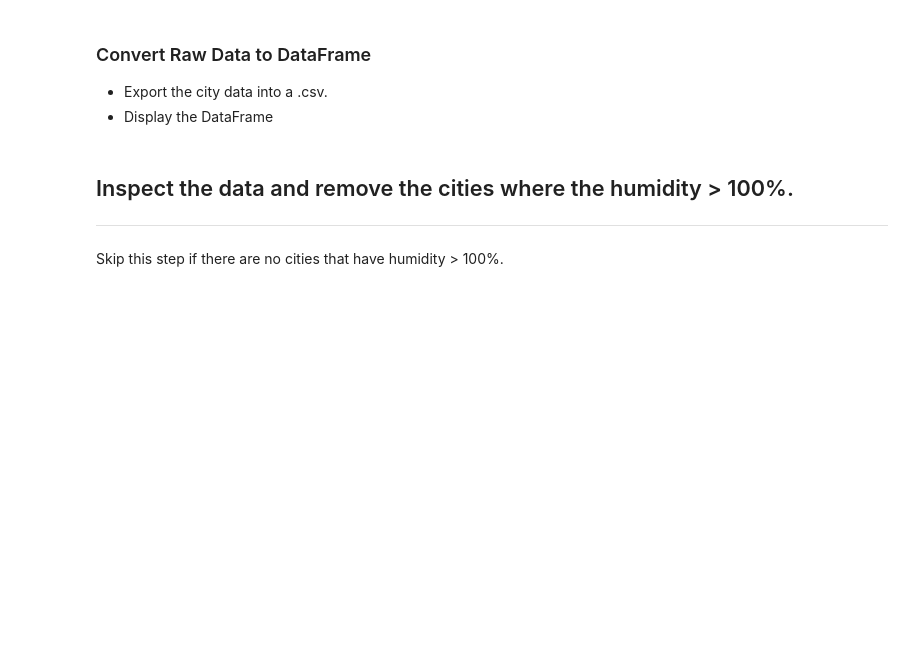
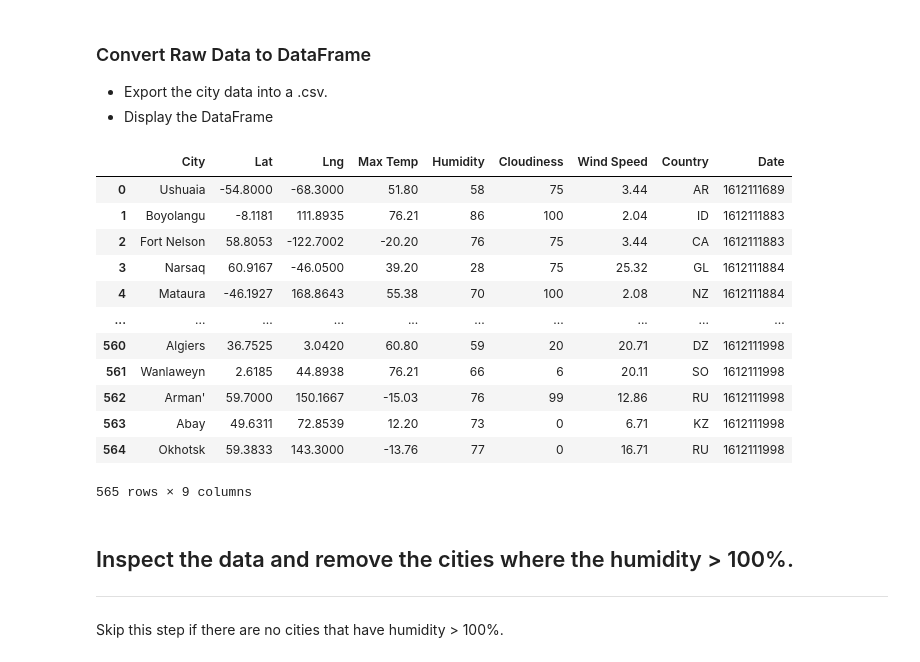
Before and after one commit to MorganTighe/APIsChallenge, a Jupyter notebook: Instructions/starter_code/WeatherPy.ipynb, the cells around one changed output. Cells and saved outputs as stored; diff of their text form; code cells hidden in the pictures; blank space fills up the shorter version.

```diff
--- a/Instructions/starter_code/WeatherPy.ipynb
+++ b/Instructions/starter_code/WeatherPy.ipynb
@@ -54,6 +61,6 @@ len(cities)
 # %%
 #Let's find the city nearest by!
-for lats_longs in latitude_longitude:
+for lats_longs in lat_lon:
     city = citipi.nearest_city(latitude_longitude[0], latitude_longitude[1]).city_name
 # %% [markdown]
 ### Perform API Calls
@@ -105,13 +132,27 @@ print("------------------------------\nData Retrieval Complete\n----------------
 # %%
 # Creating a dictionary
 df = ({"City": cityname, "Lat": lat, "Lng": long, "Max Temp": temp, "Humidity": humidities, "Cloudiness": cloudiness, "Wind Speed": wind_speed, "Country": country_d, "Date": date})
 # Making a dataframe
 df2=pd.DataFrame(df)
 
 # Converting to a csv file and saving it in the output_data folder - DataFrame.to_csv()
 weatherdf = df2.to_csv('C:\\Users\\morga\\Repositories\\APIsChallenge\\Instructions\\starter_code\\weather.csv', index = False)
-weatherdf = pd.read_csv('..\\output_data\\weather.csv')
+weatherdf = pd.read_csv('../output_data/weather.csv')
 weatherdf
+# %% [output]
+|  | City | Lat | Lng | Max Temp | Humidity | Cloudiness | Wind Speed | Country | Date |
+| 0 | Ushuaia | -54.8000 | -68.3000 | 51.80 | 58 | 75 | 3.44 | AR | 1612111689 |
+| 1 | Boyolangu | -8.1181 | 111.8935 | 76.21 | 86 | 100 | 2.04 | ID | 1612111883 |
+| 2 | Fort Nelson | 58.8053 | -122.7002 | -20.20 | 76 | 75 | 3.44 | CA | 1612111883 |
+| 3 | Narsaq | 60.9167 | -46.0500 | 39.20 | 28 | 75 | 25.32 | GL | 1612111884 |
+| 4 | Mataura | -46.1927 | 168.8643 | 55.38 | 70 | 100 | 2.08 | NZ | 1612111884 |
+| ... | ... | ... | ... | ... | ... | ... | ... | ... | ... |
+| 560 | Algiers | 36.7525 | 3.0420 | 60.80 | 59 | 20 | 20.71 | DZ | 1612111998 |
+| 561 | Wanlaweyn | 2.6185 | 44.8938 | 76.21 | 66 | 6 | 20.11 | SO | 1612111998 |
+| 562 | Arman' | 59.7000 | 150.1667 | -15.03 | 76 | 99 | 12.86 | RU | 1612111998 |
+| 563 | Abay | 49.6311 | 72.8539 | 12.20 | 73 | 0 | 6.71 | KZ | 1612111998 |
+| 564 | Okhotsk | 59.3833 | 143.3000 | -13.76 | 77 | 0 | 16.71 | RU | 1612111998 |
+565 rows × 9 columns
 # %% [markdown]
 ## Inspect the data and remove the cities where the humidity > 100%.
 ----
```
Also changed, not shown: parts of 4 cells of this notebook, 1 other file.
